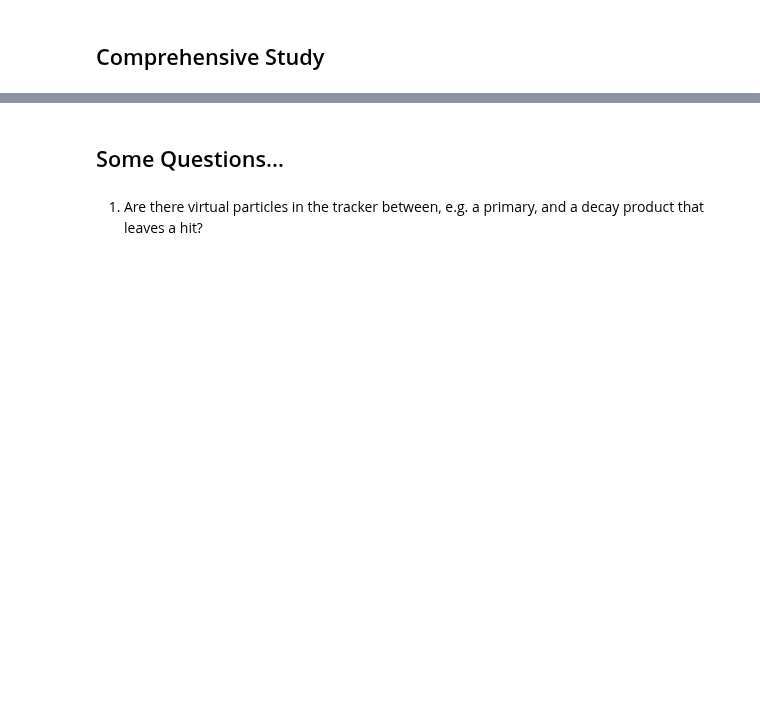
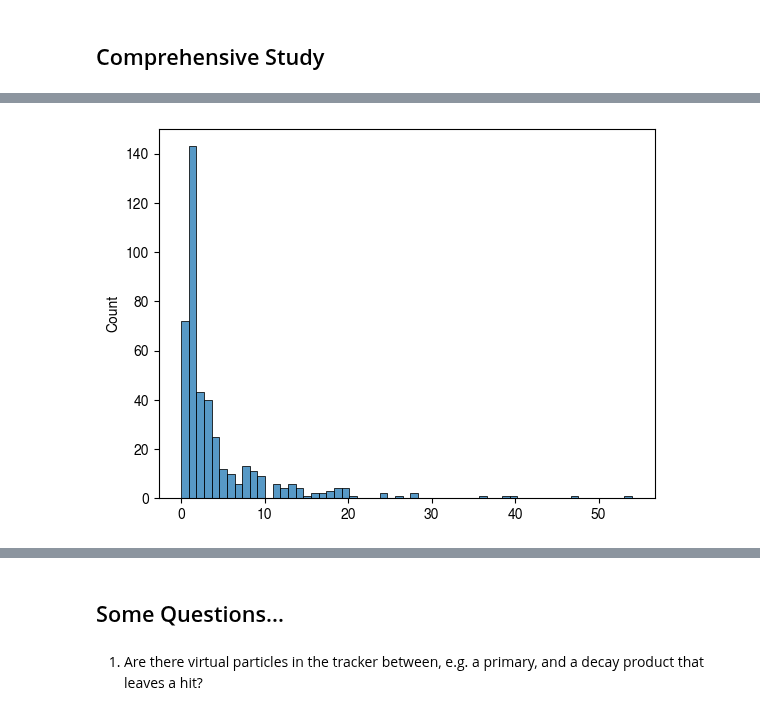
Before and after one commit to OpenDataDetector/ColliderML-Production, a Jupyter notebook: notebooks/physics/18_DM_custom_truth_handler_debug.ipynb, the cells around one changed output, grey strips where cells are left out. Cells and saved outputs as stored; diff of their text form; code cells hidden in the pictures; blank space fills up the shorter version.

```diff
--- a/notebooks/physics/18_DM_custom_truth_handler_debug.ipynb
+++ b/notebooks/physics/18_DM_custom_truth_handler_debug.ipynb
@@ -437,0 +402,3 @@ plt.show()
+# %%
+for particle in results['only_in_1']:
+    print(f"Particle {particle[0].id} has {particle[0].get_num_hits()} hits")
@@ -437,0 +423,6 @@ plt.show()
+# %%
+for particle in results['in_2_descendants_of_1']:
+    print(f"Particle {particle[1].id} has {particle[1].get_num_hits()} hits, and start in tracker: {particle[1].created_inside_tracker}")
+
+    # Test case: Either have >0 hits, OR started in the tracker
+    print(f"Pass test: {particle[1].get_num_hits() > 0 or particle[1].created_inside_tracker}")
@@ -437,0 +599,2 @@ plt.show()
+# %%
+results = compare_decay_chains_event_match(start_particle_1, keepall_event, start_particle_2, low_event)
@@ -437,0 +645,8 @@ plt.show()
+# %%
+energies_of_2_descendants_of_1 = [p.p for p in [p[1] for p in tqdm(results['in_2_descendants_of_1'])]]
+num_hits_of_2_descendants_of_1 = [p.get_num_hits() for p in [p[1] for p in tqdm(results['in_2_descendants_of_1'])]]
+# %%
+sns.histplot(num_hits_of_2_descendants_of_1)
+plt.show()
+# %% [output]
+[figure, added]
```
Also changed, not shown: parts of 81 cells of this notebook, 24 other files.
